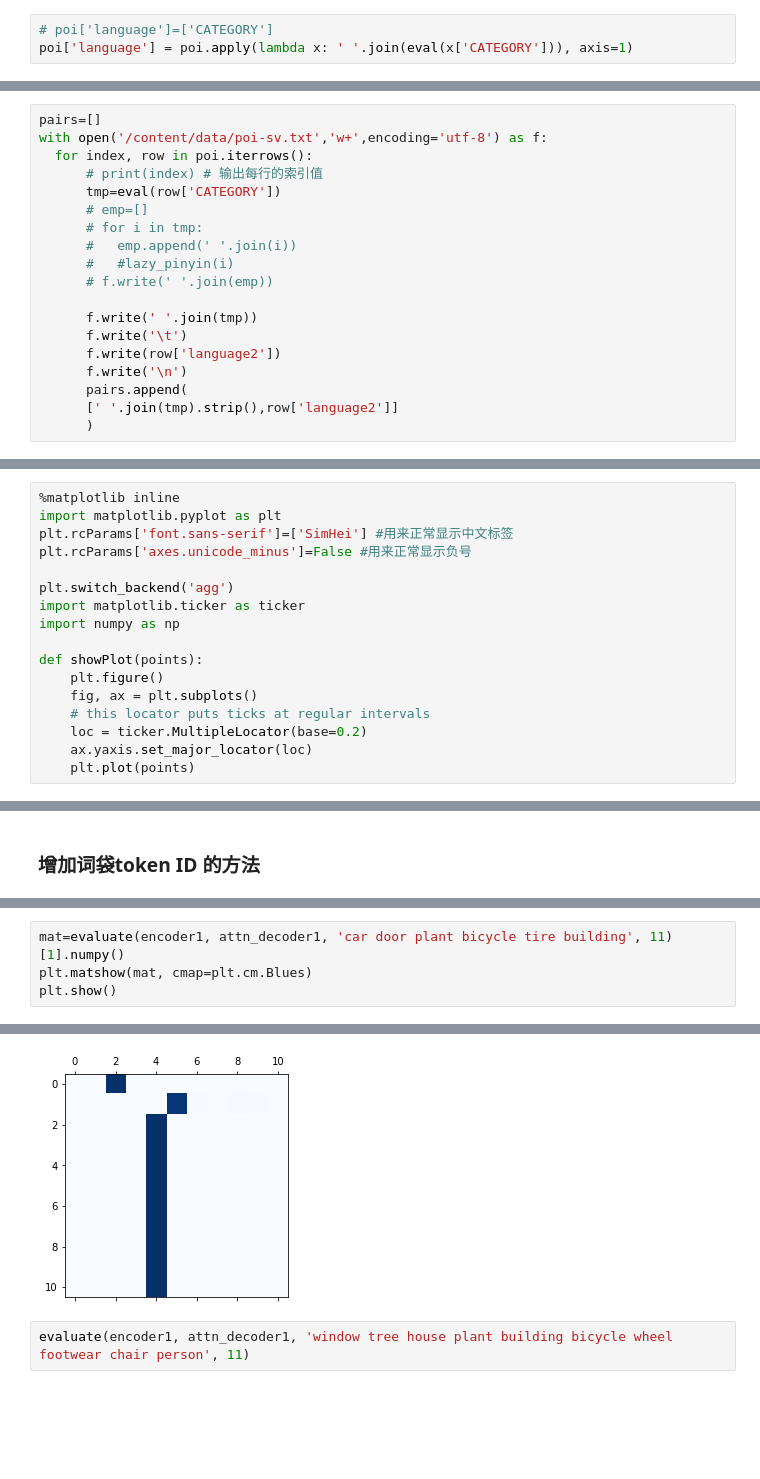
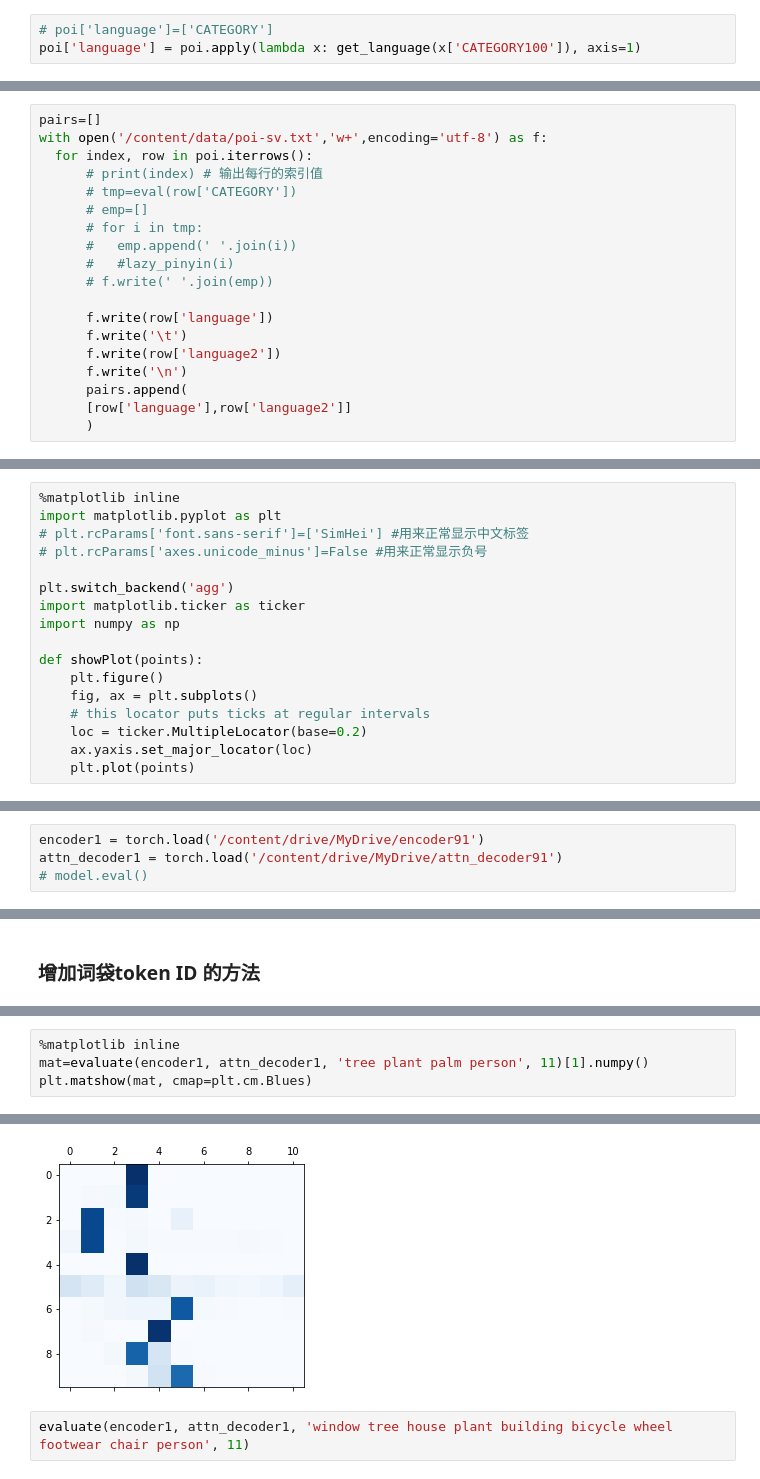
Before and after one commit to yemanzhongting/MultiCity, a Jupyter notebook: City2POI.ipynb, the cells around one changed output, grey strips where cells are left out. Drawn from its saved outputs; the diff is of its cells as text; blank space fills up the shorter version.

```diff
--- a/City2POI.ipynb
+++ b/City2POI.ipynb
@@ -85,6 +117,6 @@ eval(test)
 # %%
 # poi['language']=['CATEGORY']
-poi['language'] = poi.apply(lambda x: ' '.join(eval(x['CATEGORY'])), axis=1)
+poi['language'] = poi.apply(lambda x: get_language(x['CATEGORY100']), axis=1)
 # %% [markdown]
 ## 构建训练对
 # %%
@@ -106,19 +138,19 @@ pairs=[]
 with open('/content/data/poi-sv.txt','w+',encoding='utf-8') as f:
   for index, row in poi.iterrows():
       # print(index) # 输出每行的索引值
-      tmp=eval(row['CATEGORY'])
+      # tmp=eval(row['CATEGORY'])
       # emp=[]
       # for i in tmp:
       #   emp.append(' '.join(i))
       #   #lazy_pinyin(i)
       # f.write(' '.join(emp))
 
-      f.write(' '.join(tmp))
+      f.write(row['language'])
       f.write('\t')
       f.write(row['language2'])
       f.write('\n')
       pairs.append(
-      [' '.join(tmp).strip(),row['language2']]
+      [row['language'],row['language2']]
       )
 # %%
 pairs[0]
@@ -858,8 +873,8 @@ Plotting is done with matplotlib, using the array of loss values
 # %%
 %matplotlib inline
 import matplotlib.pyplot as plt
-plt.rcParams['font.sans-serif']=['SimHei'] #用来正常显示中文标签
-plt.rcParams['axes.unicode_minus']=False #用来正常显示负号
+# plt.rcParams['font.sans-serif']=['SimHei'] #用来正常显示中文标签
+# plt.rcParams['axes.unicode_minus']=False #用来正常显示负号
 
 plt.switch_backend('agg')
 import matplotlib.ticker as ticker
@@ -1096,0 +1113,4 @@ findfont: Font family ['sans-serif'] not found. Falling back to DejaVu Sans.
+# %%
+encoder1 = torch.load('/content/drive/MyDrive/encoder91')
+attn_decoder1 = torch.load('/content/drive/MyDrive/attn_decoder91')
+# model.eval()
@@ -1132,5 +1149,5 @@ tensor([[-0.1290,  0.0234, -0.0509,  ...,  0.0665,  0.0011,  0.0251],
 # %%
-mat=evaluate(encoder1, attn_decoder1, 'car door plant bicycle tire building', 11)[1].numpy()
+%matplotlib inline
+mat=evaluate(encoder1, attn_decoder1, 'tree plant palm person', 11)[1].numpy()
 plt.matshow(mat, cmap=plt.cm.Blues)
-plt.show()
 # %% [output]
@@ -1146,4 +1155,4 @@ tensor([[-0.1290,  0.0234, -0.0509,  ...,  0.0665,  0.0011,  0.0251],
-[figure, old version]
+[figure, new version]
 # %%
 evaluate(encoder1, attn_decoder1, 'window tree house plant building bicycle wheel footwear chair person', 11)
 # %% [output]
```
Also changed, not shown: parts of 35 cells of this notebook.
